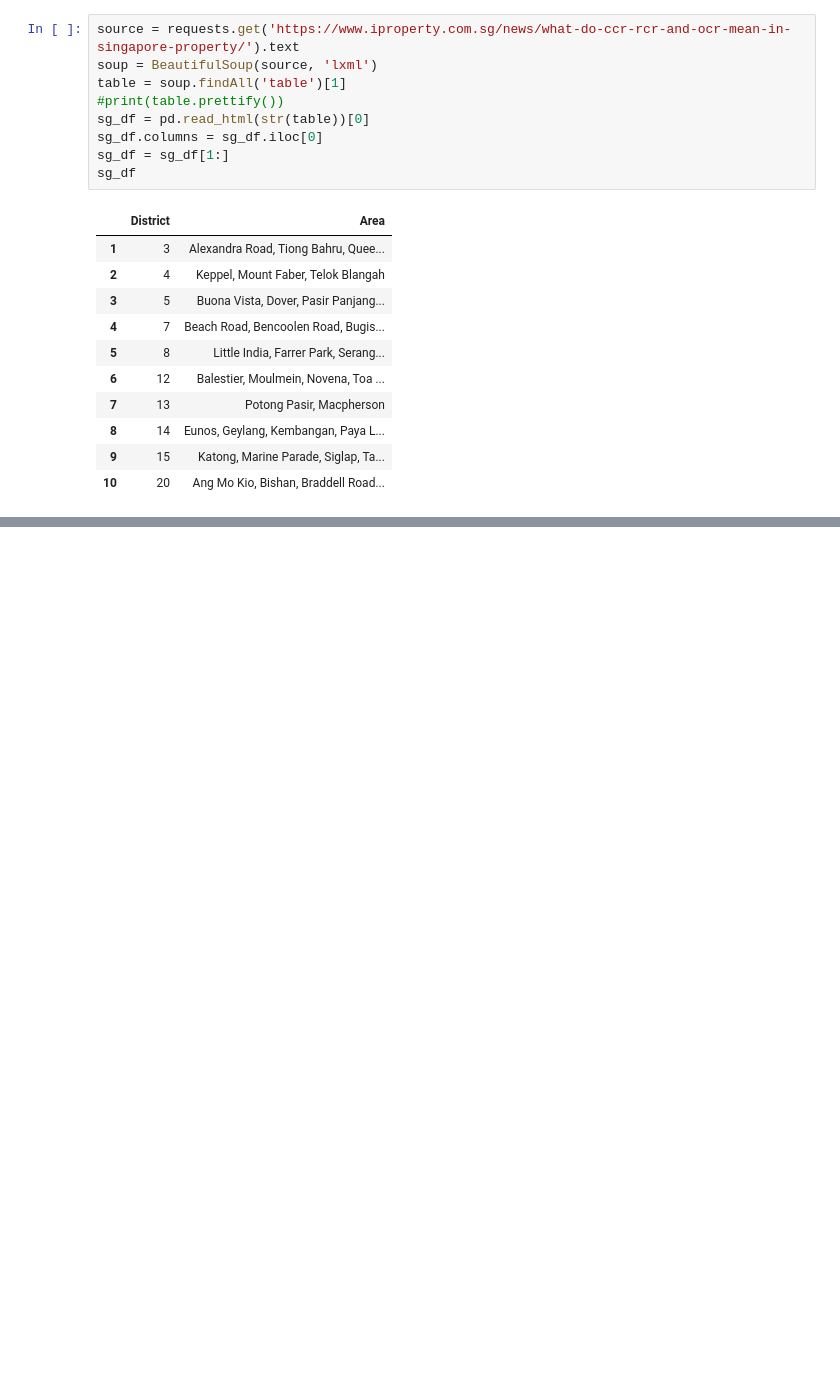
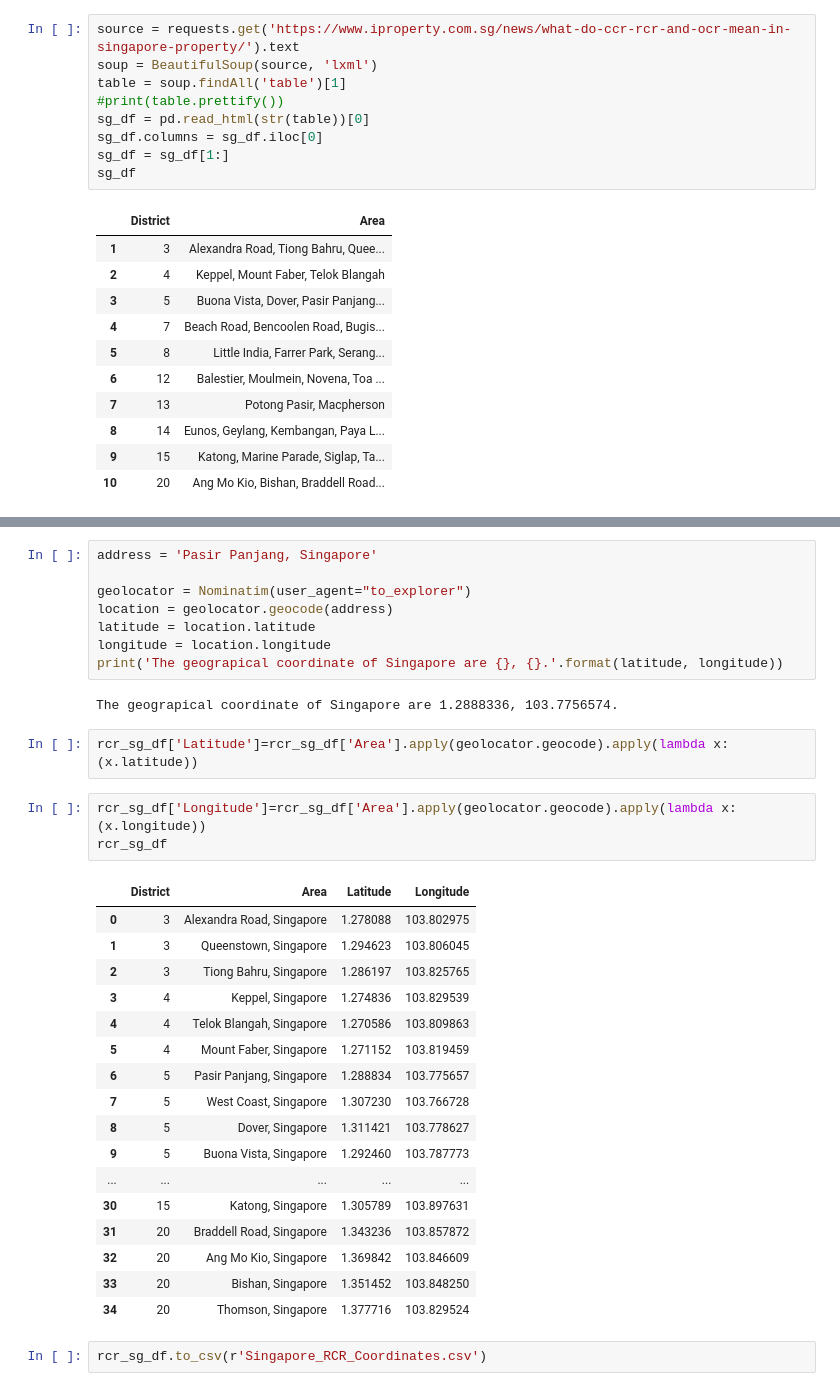
Before and after one commit to tianliangwanan/Coursera_Capstone, a Jupyter notebook: Battle of Neighborhood in Singapore.ipynb, the cells around one changed output, grey strips where cells are left out. Saved outputs shown, nothing was run; the diff lists cells and outputs as text; blank space fills up the shorter version.

```diff
--- a/Battle of Neighborhood in Singapore.ipynb
+++ b/Battle of Neighborhood in Singapore.ipynb
@@ -78,0 +82,35 @@ rcr_sg_df
+# %%
+address = 'Pasir Panjang, Singapore'
+
+geolocator = Nominatim(user_agent="to_explorer")
+location = geolocator.geocode(address)
+latitude = location.latitude
+longitude = location.longitude
+print('The geograpical coordinate of Singapore are {}, {}.'.format(latitude, longitude))
+# %% [output]
+The geograpical coordinate of Singapore are 1.2888336, 103.7756574.
+# %%
+rcr_sg_df['Latitude']=rcr_sg_df['Area'].apply(geolocator.geocode).apply(lambda x: (x.latitude))
+# %%
+rcr_sg_df['Longitude']=rcr_sg_df['Area'].apply(geolocator.geocode).apply(lambda x: (x.longitude))
+rcr_sg_df
+# %% [output]
+|  | District | Area | Latitude | Longitude |
+| 0 | 3 | Alexandra Road, Singapore | 1.278088 | 103.802975 |
+| 1 | 3 | Queenstown, Singapore | 1.294623 | 103.806045 |
+| 2 | 3 | Tiong Bahru, Singapore | 1.286197 | 103.825765 |
+| 3 | 4 | Keppel, Singapore | 1.274836 | 103.829539 |
+| 4 | 4 | Telok Blangah, Singapore | 1.270586 | 103.809863 |
+| 5 | 4 | Mount Faber, Singapore | 1.271152 | 103.819459 |
+| 6 | 5 | Pasir Panjang, Singapore | 1.288834 | 103.775657 |
+| 7 | 5 | West Coast, Singapore | 1.307230 | 103.766728 |
+| 8 | 5 | Dover, Singapore | 1.311421 | 103.778627 |
+| 9 | 5 | Buona Vista, Singapore | 1.292460 | 103.787773 |
+| ... | ... | ... | ... | ... |
+| 30 | 15 | Katong, Singapore | 1.305789 | 103.897631 |
+| 31 | 20 | Braddell Road, Singapore | 1.343236 | 103.857872 |
+| 32 | 20 | Ang Mo Kio, Singapore | 1.369842 | 103.846609 |
+| 33 | 20 | Bishan, Singapore | 1.351452 | 103.848250 |
+| 34 | 20 | Thomson, Singapore | 1.377716 | 103.829524 |
+# %%
+rcr_sg_df.to_csv(r'Singapore_RCR_Coordinates.csv')
```
Also changed, not shown: parts of 5 cells of this notebook, 1 other file.
